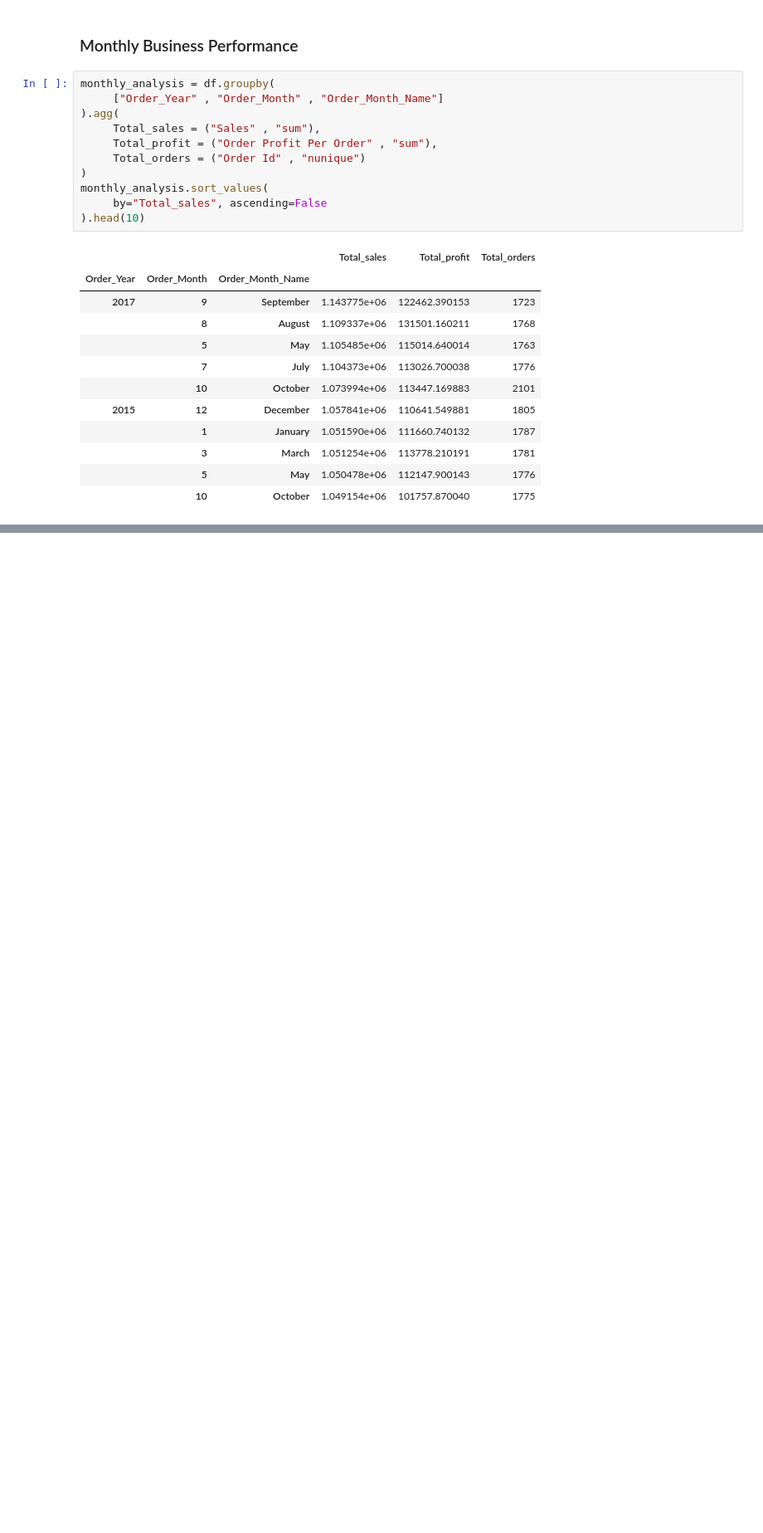
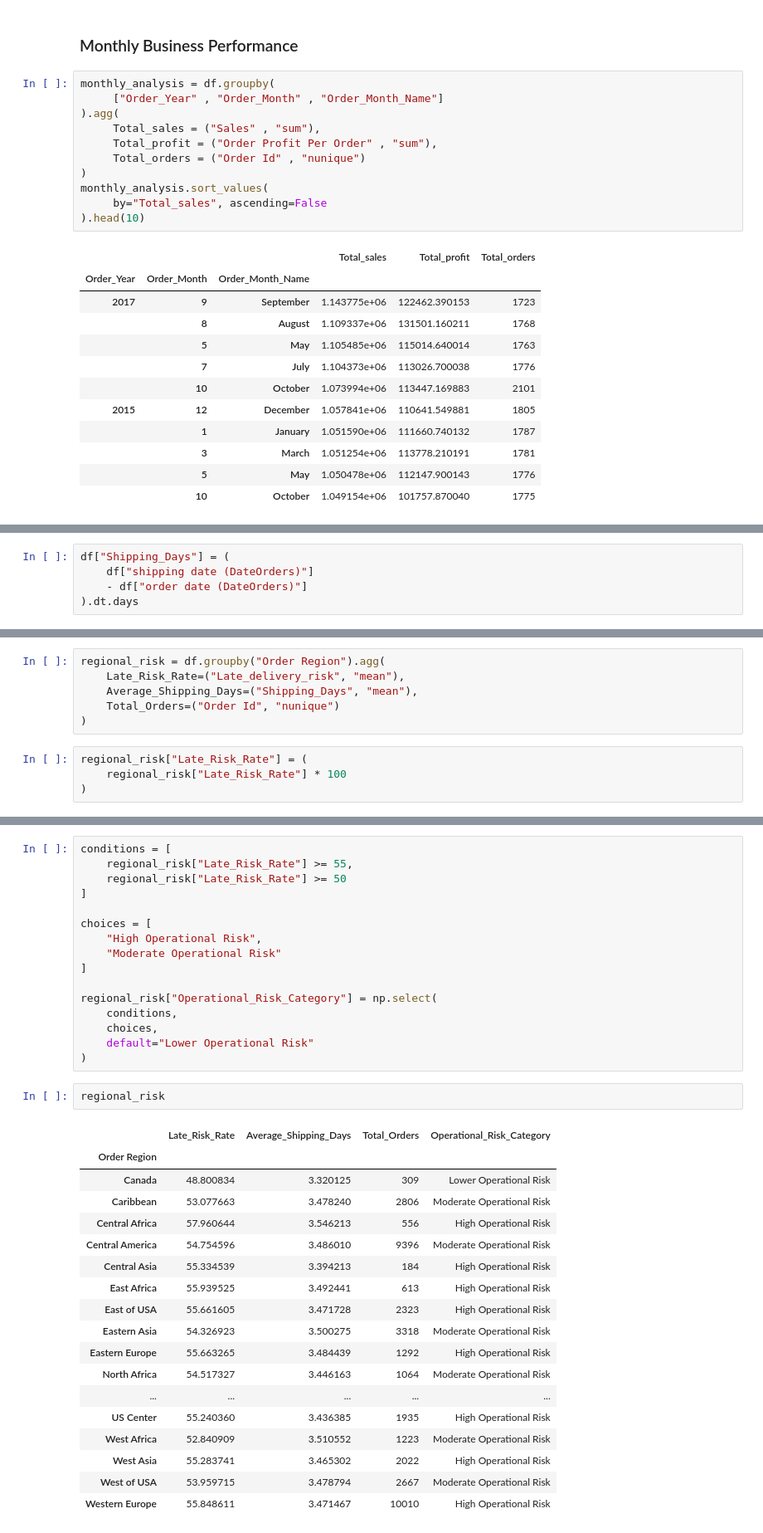
Before and after one commit to ivaibhavpawar1045/Python-Data-Analytics, a Jupyter notebook: 24_time_based_business_analysis/time_based_analysis.ipynb, the cells around one changed output, grey strips where cells are left out. Shown at 83% size. Saved outputs shown, nothing was run; the diff lists cells and outputs as text; blank space fills up the shorter version.

Commit message:
Complete time-based business and delivery analysis

```diff
--- a/24_time_based_business_analysis/time_based_analysis.ipynb
+++ b/24_time_based_business_analysis/time_based_analysis.ipynb
@@ -103,0 +183,5 @@ monthly_analysis.sort_values(
+# %%
+df["Shipping_Days"] = (
+    df["shipping date (DateOrders)"]
+    - df["order date (DateOrders)"]
+).dt.days
@@ -103,0 +284,10 @@ monthly_analysis.sort_values(
+# %%
+regional_risk = df.groupby("Order Region").agg(
+    Late_Risk_Rate=("Late_delivery_risk", "mean"),
+    Average_Shipping_Days=("Shipping_Days", "mean"),
+    Total_Orders=("Order Id", "nunique")
+)
+# %%
+regional_risk["Late_Risk_Rate"] = (
+    regional_risk["Late_Risk_Rate"] * 100
+)
@@ -103,0 +334,37 @@ monthly_analysis.sort_values(
+# %%
+conditions = [
+    regional_risk["Late_Risk_Rate"] >= 55,
+    regional_risk["Late_Risk_Rate"] >= 50
+]
+
+choices = [
+    "High Operational Risk",
+    "Moderate Operational Risk"
+]
+
+regional_risk["Operational_Risk_Category"] = np.select(
+    conditions,
+    choices,
+    default="Lower Operational Risk"
+)
+# %%
+regional_risk
+# %% [output]
+|  | Late_Risk_Rate | Average_Shipping_Days | Total_Orders | Operational_Risk_Category |
+| Order Region |  |  |  |  |
+| Canada | 48.800834 | 3.320125 | 309 | Lower Operational Risk |
+| Caribbean | 53.077663 | 3.478240 | 2806 | Moderate Operational Risk |
+| Central Africa | 57.960644 | 3.546213 | 556 | High Operational Risk |
+| Central America | 54.754596 | 3.486010 | 9396 | Moderate Operational Risk |
+| Central Asia | 55.334539 | 3.394213 | 184 | High Operational Risk |
+| East Africa | 55.939525 | 3.492441 | 613 | High Operational Risk |
+| East of USA | 55.661605 | 3.471728 | 2323 | High Operational Risk |
+| Eastern Asia | 54.326923 | 3.500275 | 3318 | Moderate Operational Risk |
+| Eastern Europe | 55.663265 | 3.484439 | 1292 | High Operational Risk |
+| North Africa | 54.517327 | 3.446163 | 1064 | Moderate Operational Risk |
+| ... | ... | ... | ... | ... |
+| US Center | 55.240360 | 3.436385 | 1935 | High Operational Risk |
+| West Africa | 52.840909 | 3.510552 | 1223 | Moderate Operational Risk |
+| West Asia | 55.283741 | 3.465302 | 2022 | High Operational Risk |
+| West of USA | 53.959715 | 3.478794 | 2667 | Moderate Operational Risk |
+| Western Europe | 55.848611 | 3.471467 | 10010 | High Operational Risk |
```
Also changed, not shown: parts of 28 cells of this notebook.
